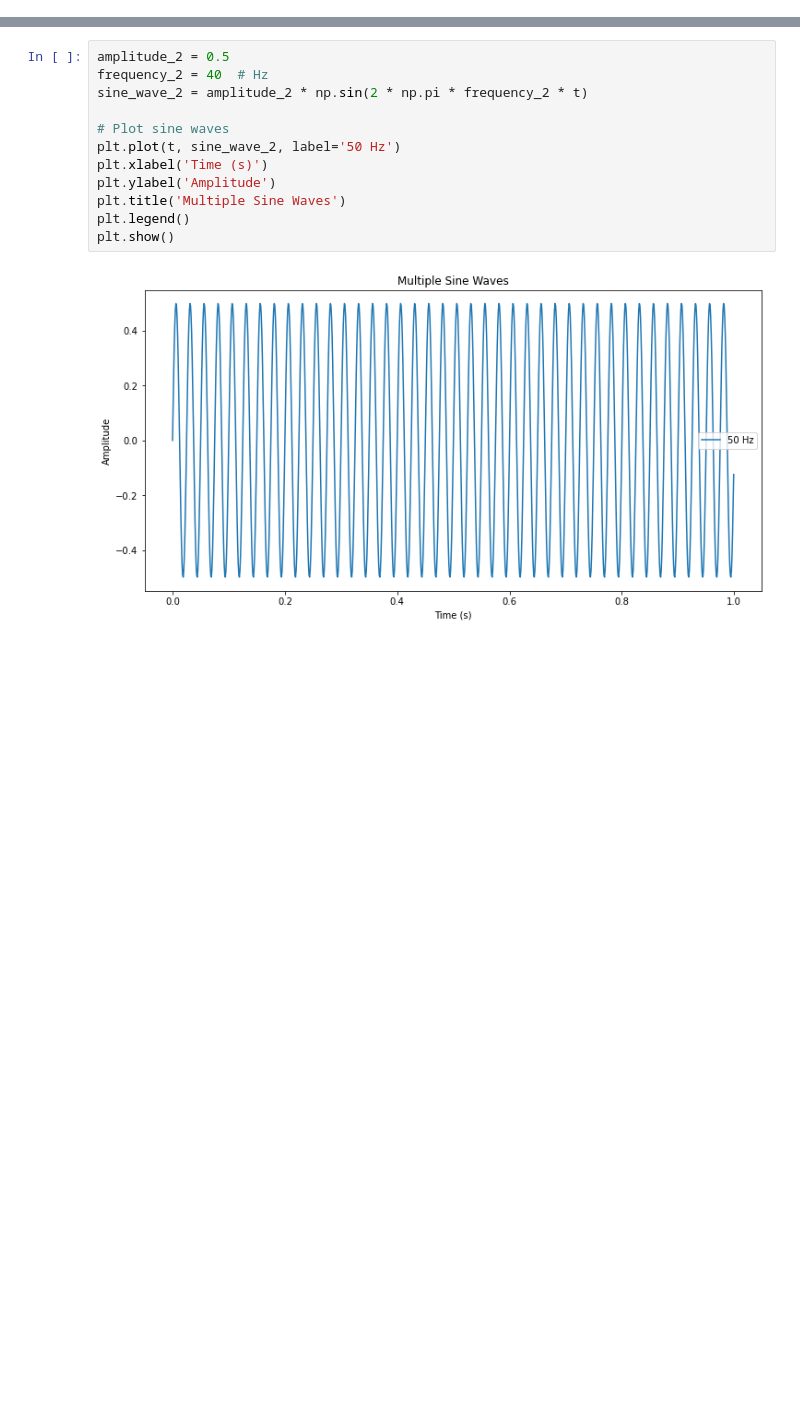
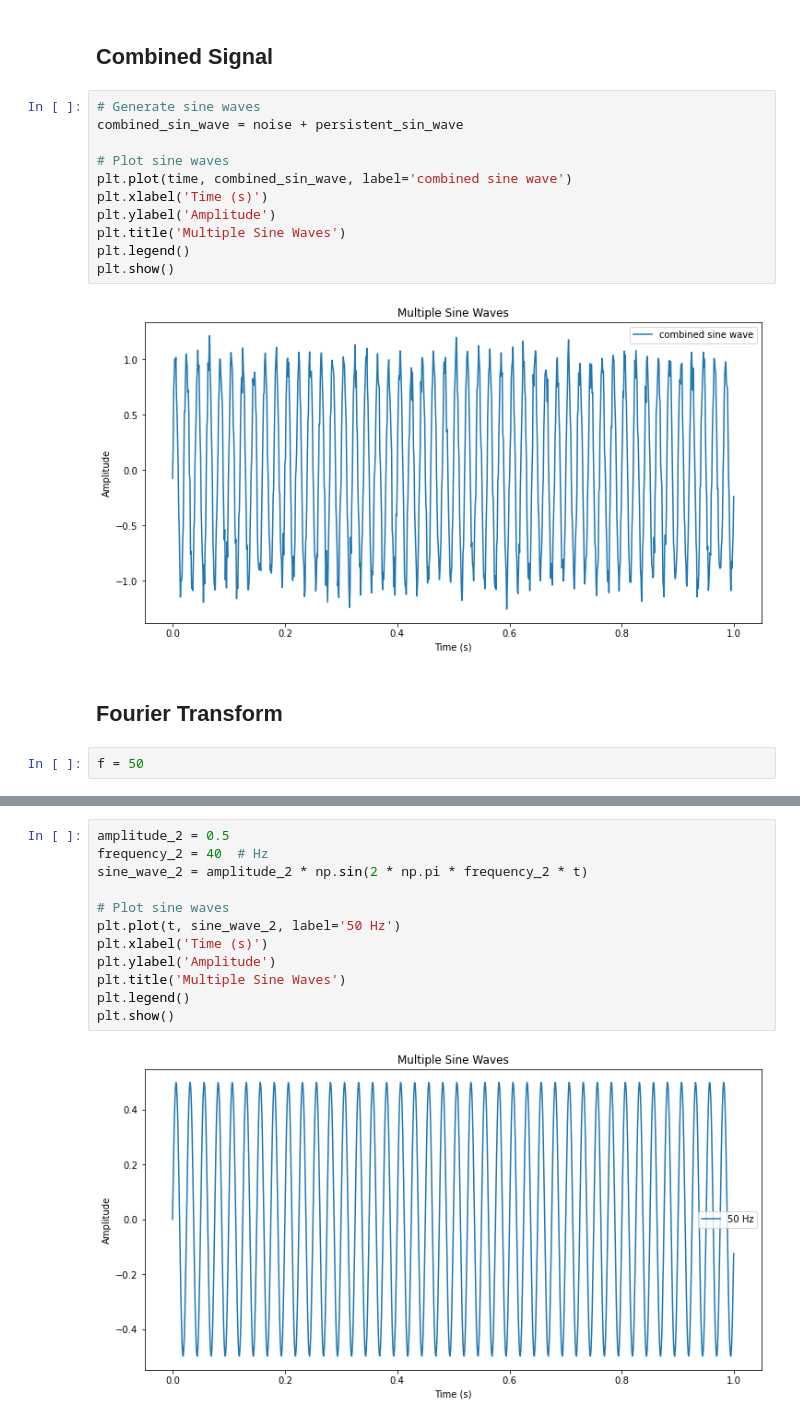
Before and after one commit to sayingless/fast-fourier-transform, a Jupyter notebook: Fourier Transform.ipynb, the cells around one changed output, grey strips where cells are left out. Cells and saved outputs as stored; diff of their text form; blank space fills up the shorter version.

```diff
--- a/Fourier Transform.ipynb
+++ b/Fourier Transform.ipynb
@@ -25,0 +45,19 @@ plt.show()
+# %% [markdown]
+## Combined Signal
+# %%
+# Generate sine waves
+combined_sin_wave = noise + persistent_sin_wave
+
+# Plot sine waves
+plt.plot(time, combined_sin_wave, label='combined sine wave')
+plt.xlabel('Time (s)')
+plt.ylabel('Amplitude')
+plt.title('Multiple Sine Waves')
+plt.legend()
+plt.show()
+# %% [output]
+[figure, added]
+# %% [markdown]
+## Fourier Transform
+# %%
+f = 50
```
Also changed, not shown: parts of 17 cells of this notebook.
